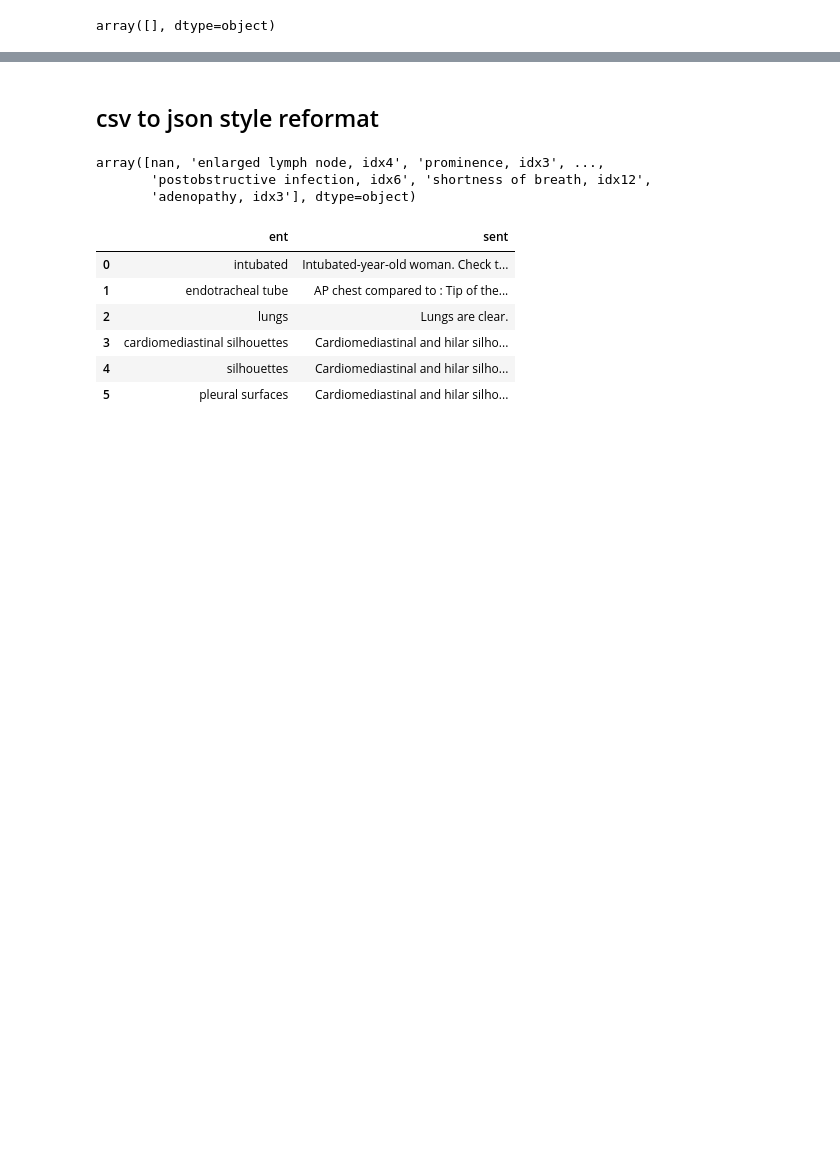
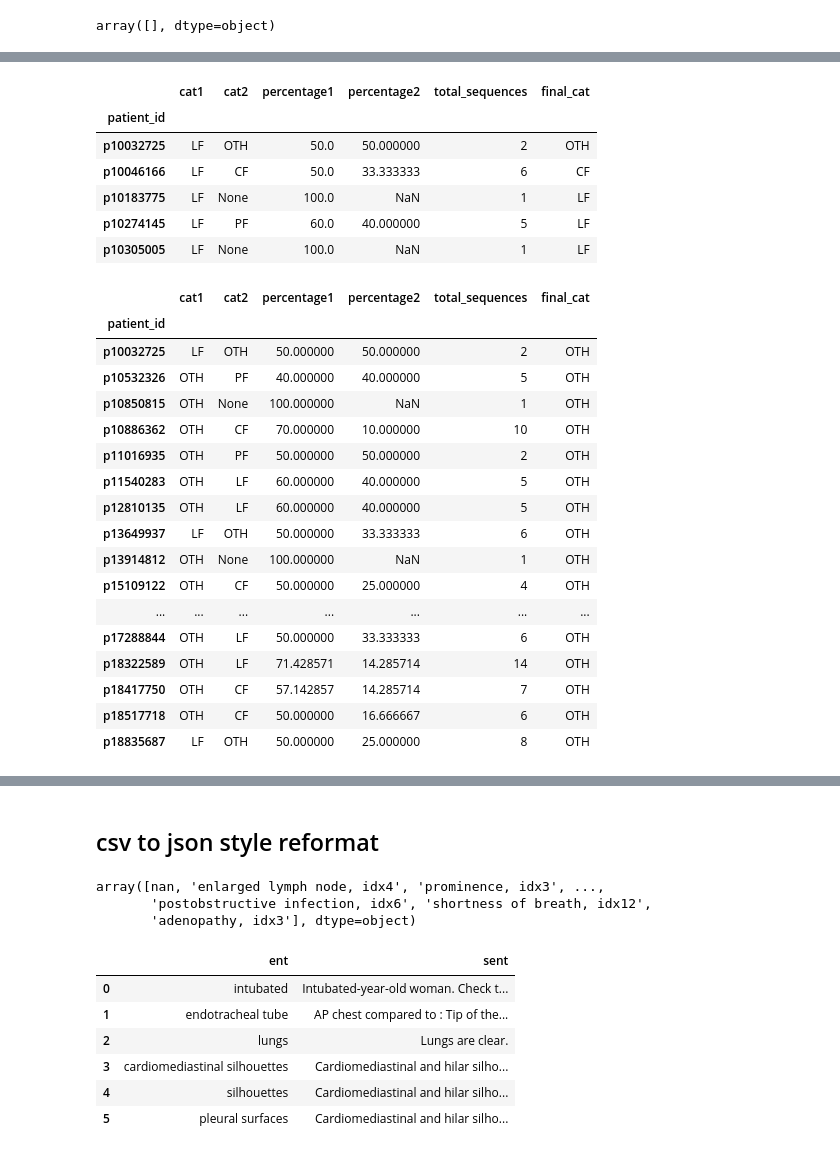
Before and after one commit to SuperSupermoon/streamlit, a Jupyter notebook: srvocab/analysis.ipynb, the cells around one changed output, grey strips where cells are left out. Drawn from its saved outputs; the diff is of its cells as text; code cells hidden in the pictures; blank space fills up the shorter version.

```diff
--- a/srvocab/analysis.ipynb
+++ b/srvocab/analysis.ipynb
@@ -1385,0 +1395,7 @@ filtered_df.to_csv('final_df.csv', index=False)
+# %%
+sequences_per_patient = filtered_df.groupby('patient_id')['sequence'].max()
+
+patients_with_2_to_20_sequences = sequences_per_patient[(sequences_per_patient >= 1) & (sequences_per_patient < 16)].index
+
+_2to_10_sequences_df = filtered_df[filtered_df['patient_id'].isin(patients_with_2_to_20_sequences)]
+_2to_10_sequences_df.study_id.nunique()
@@ -1385,0 +1423,66 @@ filtered_df.to_csv('final_df.csv', index=False)
+# %%
+priority_order = ['OTH', 'CF', 'PF', 'LF']
+
+# 시퀀스별로 가장 많이 언급된 카테고리 찾기 및 빈도 계산
+major_category_per_sequence = _2to_10_sequences_df.groupby(['patient_id', 'sequence', 'cat']).size().reset_index(name='mentions')
+major_category_per_sequence = major_category_per_sequence.loc[major_category_per_sequence.groupby(['patient_id', 'sequence'])['mentions'].idxmax()]
+
+# 환자별로 각 카테고리가 몇 번 major 카테고리로 선정되었는지 계산
+major_counts_per_patient = major_category_per_sequence.groupby(['patient_id', 'cat']).size().reset_index(name='major_counts')
+major_counts_per_patient = major_counts_per_patient.sort_values(by=['patient_id', 'major_counts'], ascending=[True, False])
+
+# 환자별 총 시퀀스 수 계산
+total_sequences_per_patient = _2to_10_sequences_df.groupby('patient_id')['sequence'].nunique().reset_index(name='total_sequences')
+
+# 상위 2개 카테고리 및 비율 선택
+def select_top_categories(group, total_sequences):
+    cat1 = group.iloc[0]['cat'] if len(group) > 0 else None
+    cat2 = group.iloc[1]['cat'] if len(group) > 1 else None
+    percentage1 = (group.iloc[0]['major_counts'] / total_sequences * 100) if len(group) > 0 else None
+    percentage2 = (group.iloc[1]['major_counts'] / total_sequences * 100) if len(group) > 1 else None
+    return pd.Series([cat1, cat2, percentage1, percentage2, total_sequences], index=['cat1', 'cat2', 'percentage1', 'percentage2', 'total_sequences'])
+
+top_categories_per_patient = major_counts_per_patient.groupby('patient_id').apply(lambda x: select_top_categories(x, total_sequences_per_patient.loc[total_sequences_per_patient['patient_id'] == x.iloc[0]['patient_id'], 'total_sequences'].values[0]))
+
+# 환자별로 percentage가 50%인 경우, 주어진 우선순위에 따라 category 재할당
+def assign_category_with_priority(group, priority_order):
+    if group['percentage1'] == 50:
+        for cat in priority_order:
+            if cat in group[['cat1', 'cat2']].values:
+                return cat
+    return group['cat1']
+
+top_categories_per_patient['final_cat'] = top_categories_per_patient.apply(assign_category_with_priority, priority_order=priority_order, axis=1)
+
+display(top_categories_per_patient.head())
+display(top_categories_per_patient[top_categories_per_patient['final_cat']=='OTH'])
+
+# dev_cat_uni = set()
+top_categories_per_patient = top_categories_per_patient.reset_index()
+dev_cat_uni = set(top_categories_per_patient[top_categories_per_patient['final_cat']=='OTH']['patient_id'])
+# %% [output]
+|  | cat1 | cat2 | percentage1 | percentage2 | total_sequences | final_cat |
+| patient_id |  |  |  |  |  |  |
+| p10032725 | LF | OTH | 50.0 | 50.000000 | 2 | OTH |
+| p10046166 | LF | CF | 50.0 | 33.333333 | 6 | CF |
+| p10183775 | LF | None | 100.0 | NaN | 1 | LF |
+| p10274145 | LF | PF | 60.0 | 40.000000 | 5 | LF |
+| p10305005 | LF | None | 100.0 | NaN | 1 | LF |
+|  | cat1 | cat2 | percentage1 | percentage2 | total_sequences | final_cat |
+| patient_id |  |  |  |  |  |  |
+| p10032725 | LF | OTH | 50.000000 | 50.000000 | 2 | OTH |
+| p10532326 | OTH | PF | 40.000000 | 40.000000 | 5 | OTH |
+| p10850815 | OTH | None | 100.000000 | NaN | 1 | OTH |
+| p10886362 | OTH | CF | 70.000000 | 10.000000 | 10 | OTH |
+| p11016935 | OTH | PF | 50.000000 | 50.000000 | 2 | OTH |
+| p11540283 | OTH | LF | 60.000000 | 40.000000 | 5 | OTH |
+| p12810135 | OTH | LF | 60.000000 | 40.000000 | 5 | OTH |
+| p13649937 | LF | OTH | 50.000000 | 33.333333 | 6 | OTH |
+| p13914812 | OTH | None | 100.000000 | NaN | 1 | OTH |
+| p15109122 | OTH | CF | 50.000000 | 25.000000 | 4 | OTH |
+| ... | ... | ... | ... | ... | ... | ... |
+| p17288844 | OTH | LF | 50.000000 | 33.333333 | 6 | OTH |
+| p18322589 | OTH | LF | 71.428571 | 14.285714 | 14 | OTH |
+| p18417750 | OTH | CF | 57.142857 | 14.285714 | 7 | OTH |
+| p18517718 | OTH | CF | 50.000000 | 16.666667 | 6 | OTH |
+| p18835687 | LF | OTH | 50.000000 | 25.000000 | 8 | OTH |
```
Also changed, not shown: parts of 12 cells of this notebook, 1 other file.
